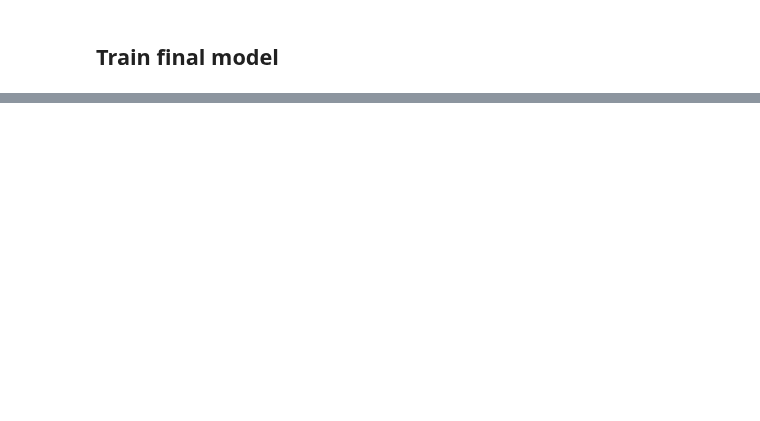
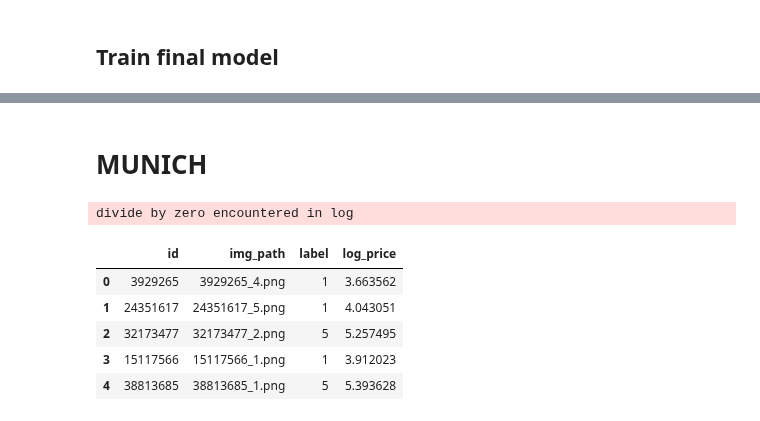
Before and after one commit to dmnk1308/DubAir, a Jupyter notebook: image_price.ipynb, the cells around one changed output, grey strips where cells are left out. Cells and saved outputs as stored; diff of their text form; code cells hidden in the pictures; blank space fills up the shorter version.

```diff
--- a/image_price.ipynb
+++ b/image_price.ipynb
@@ -848,0 +1006,35 @@ model.evaluate(test_dataset)
+# %% [markdown]
+# MUNICH
+# %%
+# load information about data path
+img_df = pd.read_csv("munich/img_path.csv")
+img_df.reset_index(drop=True, inplace = True)
+# %%
+# prices
+url_listing = "http://data.insideairbnb.com/germany/bv/munich/2021-12-24/data/listings.csv.gz"
+listings = pd.read_csv(url_listing)
+urls = listings["listing_url"]
+ids = listings["id"]
+price = listings["price"]
+price = price.str.replace("$","")
+price = price.str.replace(",","")
+price = price.astype(float)
+listings["price"] = price
+listings["log_price"] = np.log(price)
+listings = listings[listings["price"]<500]
+# %% [output]
+divide by zero encountered in log
+# %%
+# bring images and prices together
+price_df = listings[["log_price", "id"]]
+# merge image and price data together to get the corresponding price for each image
+df = pd.merge(img_df, price_df, on = "id", how = "left")
+df.drop(df.columns[0], axis =1, inplace = True)
+df.head()
+# %% [output]
+|  | id | img_path | label | log_price |
+| 0 | 3929265 | 3929265_4.png | 1 | 3.663562 |
+| 1 | 24351617 | 24351617_5.png | 1 | 4.043051 |
+| 2 | 32173477 | 32173477_2.png | 5 | 5.257495 |
+| 3 | 15117566 | 15117566_1.png | 1 | 3.912023 |
+| 4 | 38813685 | 38813685_1.png | 5 | 5.393628 |
```
Also changed, not shown: parts of 31 cells of this notebook, 7 other files.
